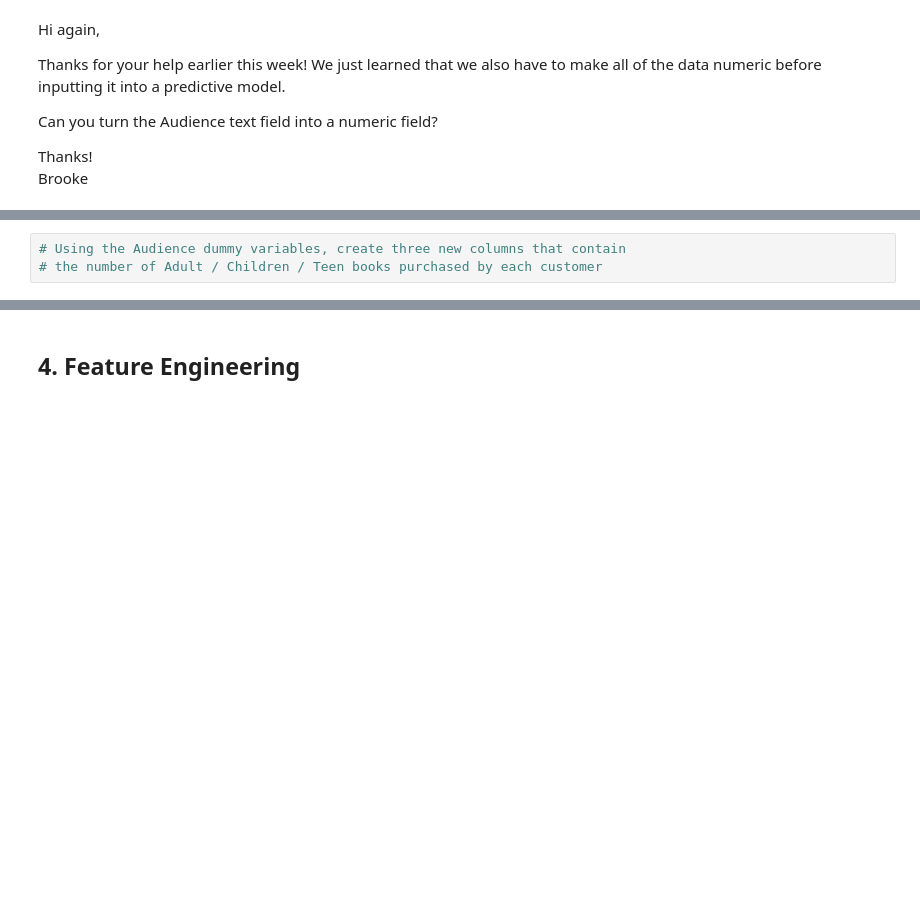
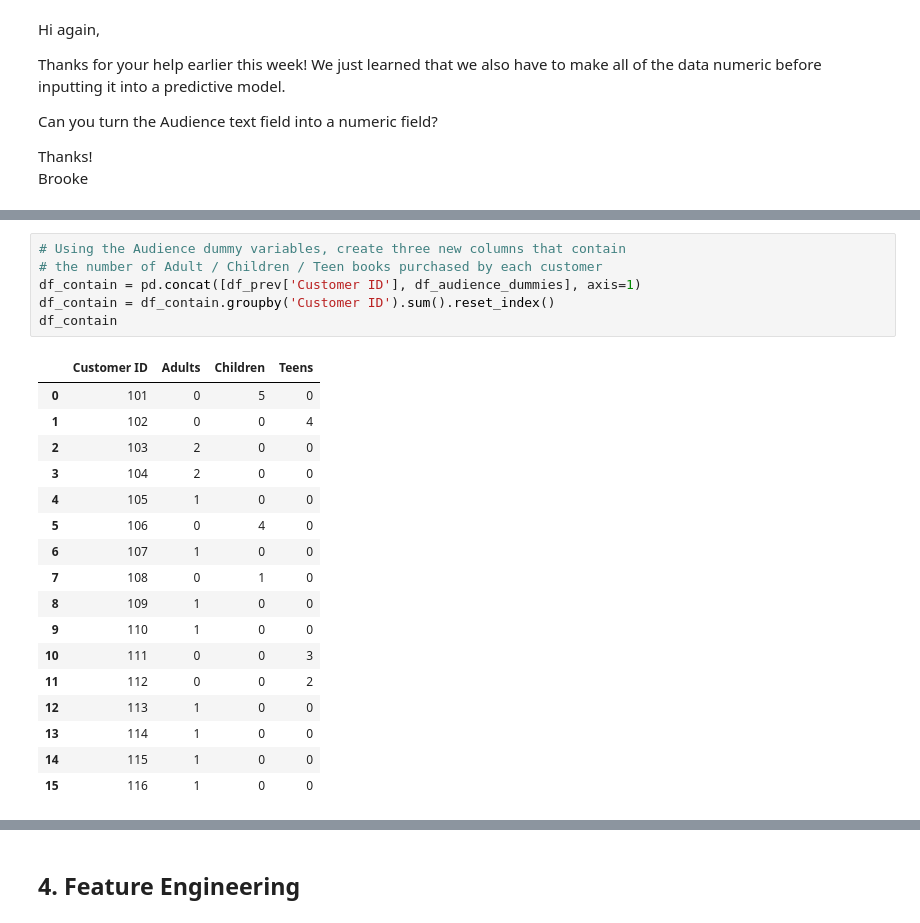
Before and after one commit to sonsungjong/ML_python, a Jupyter notebook: prep_eda/Course Assignment Notebooks/section08_prepping_for_modeling_assignments.ipynb, the cells around one changed output, grey strips where cells are left out. Drawn from its saved outputs; the diff is of its cells as text; blank space fills up the shorter version.

```diff
--- a/prep_eda/Course Assignment Notebooks/section08_prepping_for_modeling_assignments.ipynb
+++ b/prep_eda/Course Assignment Notebooks/section08_prepping_for_modeling_assignments.ipynb
@@ -199,5 +199,26 @@ Brooke
 # %%
 # Using the Audience dummy variables, create three new columns that contain
 # the number of Adult / Children / Teen books purchased by each customer
+df_contain = pd.concat([df_prev['Customer ID'], df_audience_dummies], axis=1)
+df_contain = df_contain.groupby('Customer ID').sum().reset_index()
+df_contain
+# %% [output]
+|  | Customer ID | Adults | Children | Teens |
+| 0 | 101 | 0 | 5 | 0 |
+| 1 | 102 | 0 | 0 | 4 |
+| 2 | 103 | 2 | 0 | 0 |
+| 3 | 104 | 2 | 0 | 0 |
+| 4 | 105 | 1 | 0 | 0 |
+| 5 | 106 | 0 | 4 | 0 |
+| 6 | 107 | 1 | 0 | 0 |
+| 7 | 108 | 0 | 1 | 0 |
+| 8 | 109 | 1 | 0 | 0 |
+| 9 | 110 | 1 | 0 | 0 |
+| 10 | 111 | 0 | 0 | 3 |
+| 11 | 112 | 0 | 0 | 2 |
+| 12 | 113 | 1 | 0 | 0 |
+| 13 | 114 | 1 | 0 | 0 |
+| 14 | 115 | 1 | 0 | 0 |
+| 15 | 116 | 1 | 0 | 0 |
 # %%
 # Combine the three new columns back with the customer-level data
```
Also changed, not shown: parts of 9 cells of this notebook.
